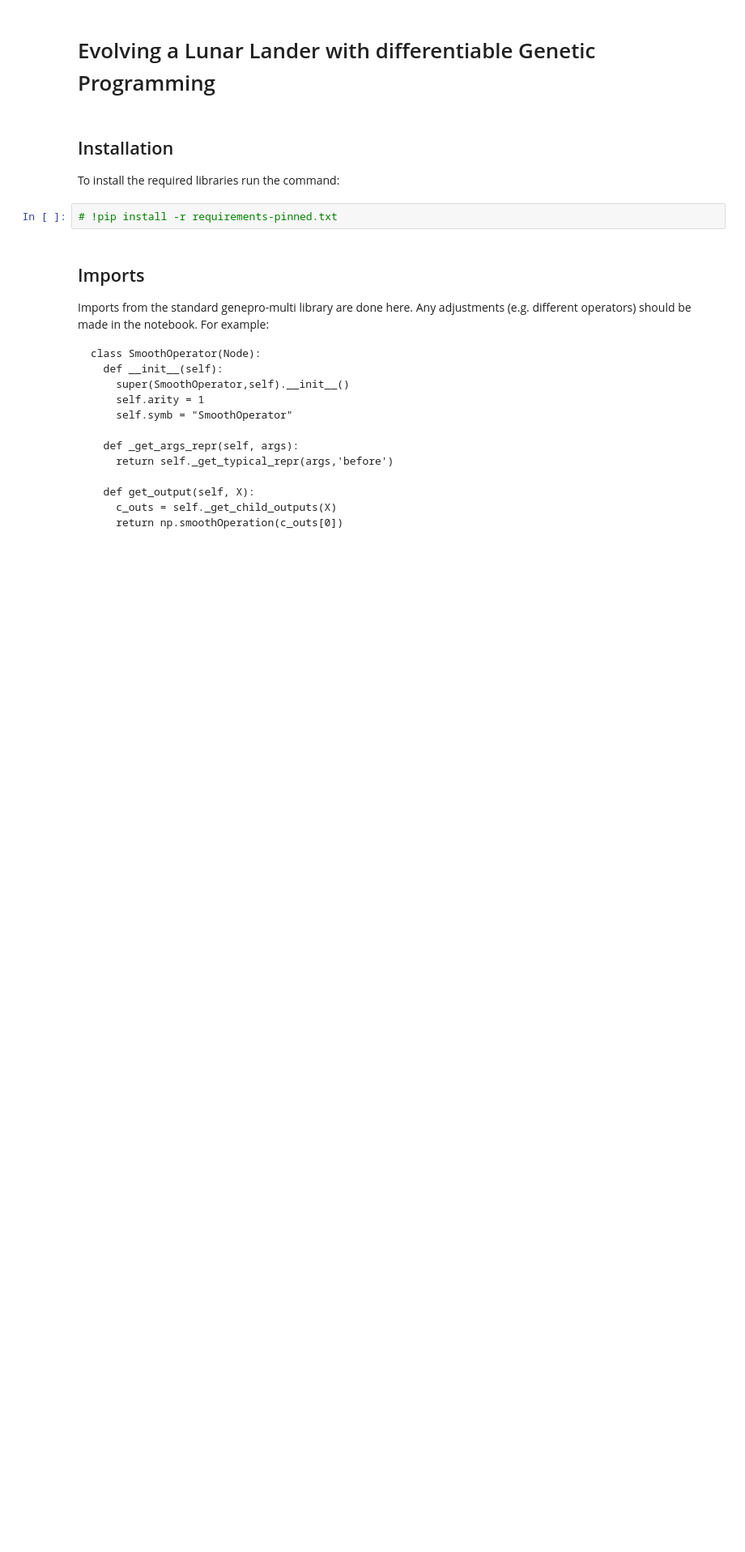
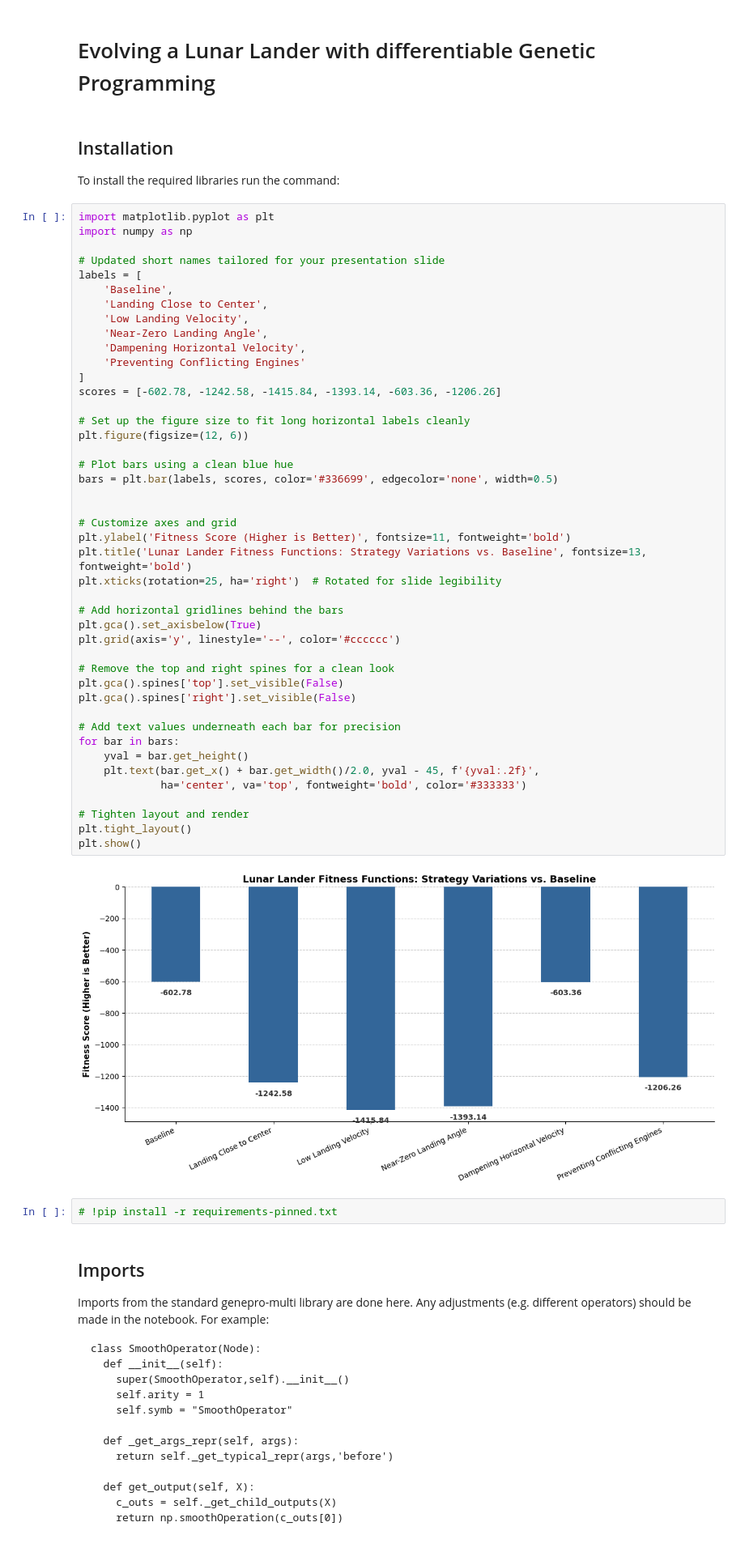
Before and after one commit to Thomsr/lunar_lander, a Jupyter notebook: solution.ipynb, the cells around one changed output. Shown at 81% size. Drawn from its saved outputs; the diff is of its cells as text; blank space fills up the shorter version.

```diff
--- a/solution.ipynb
+++ b/solution.ipynb
@@ -3,6 +3,52 @@
 # %% [markdown]
 ## Installation
 To install the required libraries run the command:
+# %%
+import matplotlib.pyplot as plt
+import numpy as np
+
+# Updated short names tailored for your presentation slide
+labels = [
+    'Baseline',
+    'Landing Close to Center',
+    'Low Landing Velocity',
+    'Near-Zero Landing Angle',
+    'Dampening Horizontal Velocity',
+    'Preventing Conflicting Engines'
+]
+scores = [-602.78, -1242.58, -1415.84, -1393.14, -603.36, -1206.26]
+
+# Set up the figure size to fit long horizontal labels cleanly
+plt.figure(figsize=(12, 6))
+
+# Plot bars using a clean blue hue
+bars = plt.bar(labels, scores, color='#336699', edgecolor='none', width=0.5)
+
+
+# Customize axes and grid
+plt.ylabel('Fitness Score (Higher is Better)', fontsize=11, fontweight='bold')
+plt.title('Lunar Lander Fitness Functions: Strategy Variations vs. Baseline', fontsize=13, fontweight='bold')
+plt.xticks(rotation=25, ha='right')  # Rotated for slide legibility
+
+# Add horizontal gridlines behind the bars
+plt.gca().set_axisbelow(True)
+plt.grid(axis='y', linestyle='--', color='#cccccc')
+
+# Remove the top and right spines for a clean look
+plt.gca().spines['top'].set_visible(False)
+plt.gca().spines['right'].set_visible(False)
+
+# Add text values underneath each bar for precision
+for bar in bars:
+    yval = bar.get_height()
+    plt.text(bar.get_x() + bar.get_width()/2.0, yval - 45, f'{yval:.2f}',
+             ha='center', va='top', fontweight='bold', color='#333333')
+
+# Tighten layout and render
+plt.tight_layout()
+plt.show()
+# %% [output]
+[figure, added]
 # %%
 # !pip install -r requirements-pinned.txt
 # %% [markdown]
```
Also changed, not shown: parts of 7 cells of this notebook.
